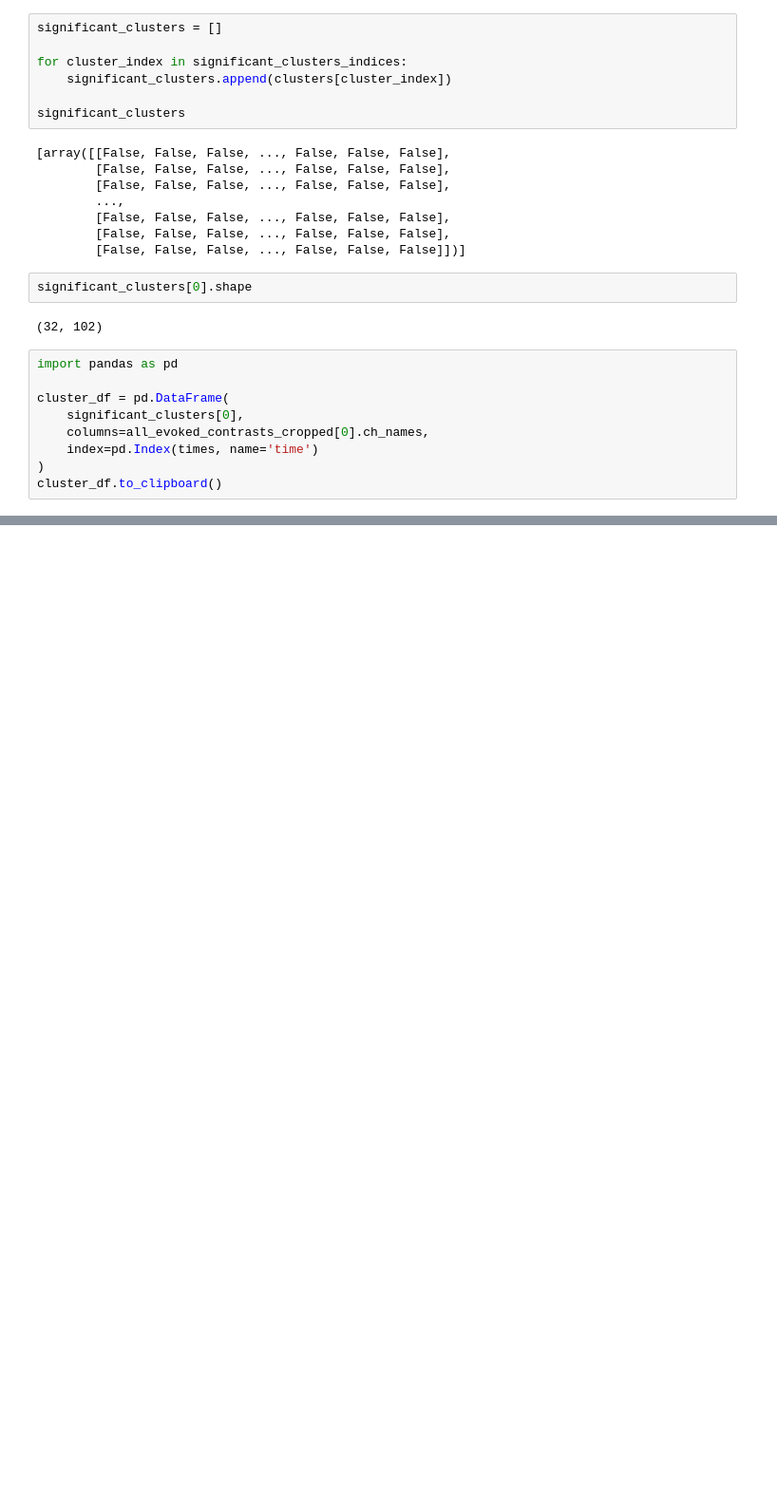
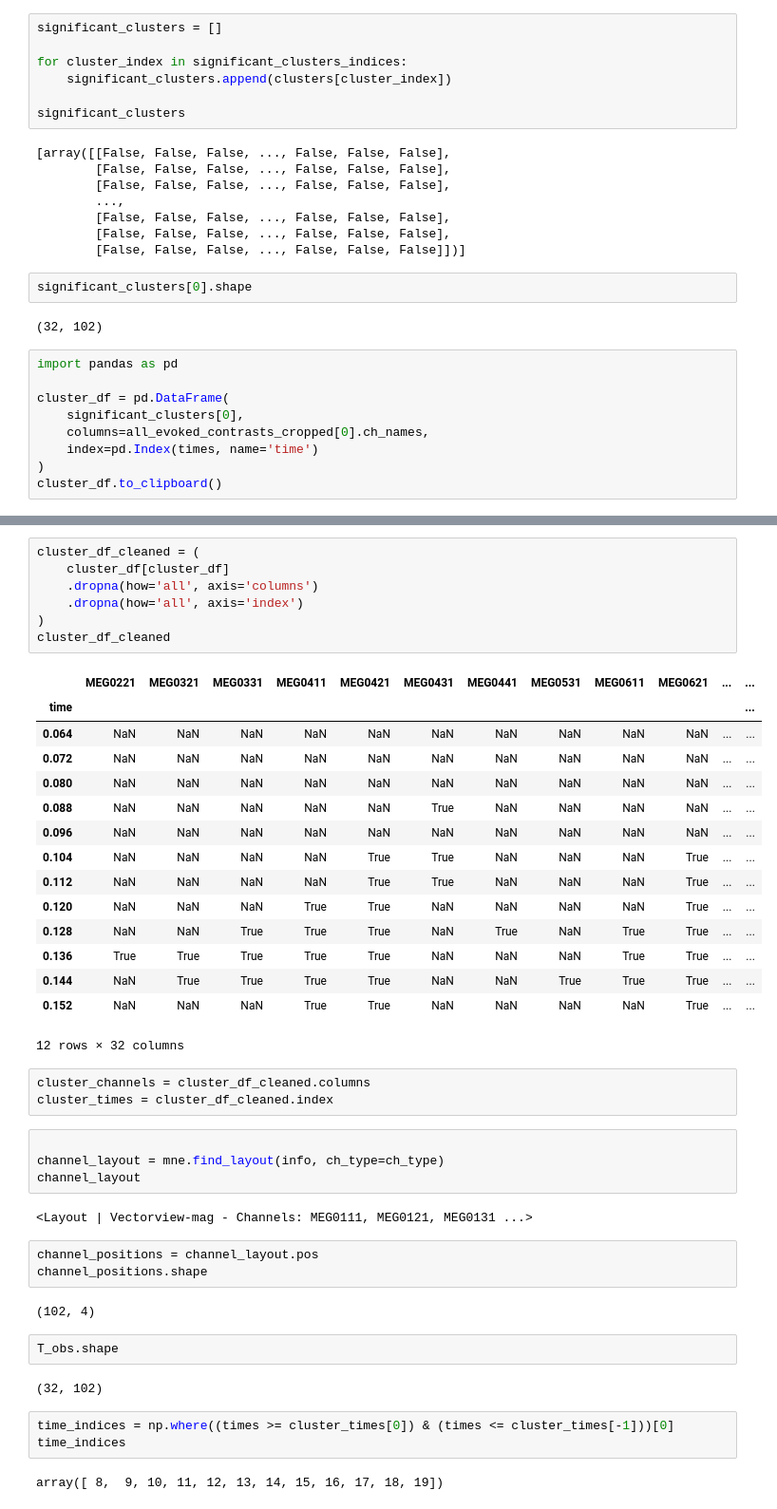
Before and after one commit to hoechenberger/neurospin-mne-hackathon-2022, a Jupyter notebook: 07-cluster_permutation_tests.ipynb, the cells around one changed output, grey strips where cells are left out. Shown: that part at 95% size. Drawn from its saved outputs; the diff is of its cells as text; blank space fills up the shorter version.

```diff
--- a/07-cluster_permutation_tests.ipynb
+++ b/07-cluster_permutation_tests.ipynb
@@ -206,0 +185,46 @@ True
+# %%
+cluster_df_cleaned = (
+    cluster_df[cluster_df]
+    .dropna(how='all', axis='columns')
+    .dropna(how='all', axis='index')
+)
+cluster_df_cleaned
+# %% [output]
+|  | MEG0221 | MEG0321 | MEG0331 | MEG0411 | MEG0421 | MEG0431 | MEG0441 | MEG0531 | MEG0611 | MEG0621 | ... | ... |
+| time |  |  |  |  |  |  |  |  |  |  |  | ... |
+| 0.064 | NaN | NaN | NaN | NaN | NaN | NaN | NaN | NaN | NaN | NaN | ... | ... |
+| 0.072 | NaN | NaN | NaN | NaN | NaN | NaN | NaN | NaN | NaN | NaN | ... | ... |
+| 0.080 | NaN | NaN | NaN | NaN | NaN | NaN | NaN | NaN | NaN | NaN | ... | ... |
+| 0.088 | NaN | NaN | NaN | NaN | NaN | True | NaN | NaN | NaN | NaN | ... | ... |
+| 0.096 | NaN | NaN | NaN | NaN | NaN | NaN | NaN | NaN | NaN | NaN | ... | ... |
+| 0.104 | NaN | NaN | NaN | NaN | True | True | NaN | NaN | NaN | True | ... | ... |
+| 0.112 | NaN | NaN | NaN | NaN | True | True | NaN | NaN | NaN | True | ... | ... |
+| 0.120 | NaN | NaN | NaN | True | True | NaN | NaN | NaN | NaN | True | ... | ... |
+| 0.128 | NaN | NaN | True | True | True | NaN | True | NaN | True | True | ... | ... |
+| 0.136 | True | True | True | True | True | NaN | NaN | NaN | True | True | ... | ... |
+| 0.144 | NaN | True | True | True | True | NaN | NaN | True | True | True | ... | ... |
+| 0.152 | NaN | NaN | NaN | True | True | NaN | NaN | NaN | NaN | True | ... | ... |
+12 rows × 32 columns
+# %%
+cluster_channels = cluster_df_cleaned.columns
+cluster_times = cluster_df_cleaned.index
+# %%
+
+channel_layout = mne.find_layout(info, ch_type=ch_type)
+channel_layout
+# %% [output]
+<Layout | Vectorview-mag - Channels: MEG0111, MEG0121, MEG0131 ...>
+# %%
+channel_positions = channel_layout.pos
+channel_positions.shape
+# %% [output]
+(102, 4)
+# %%
+T_obs.shape
+# %% [output]
+(32, 102)
+# %%
+time_indices = np.where((times >= cluster_times[0]) & (times <= cluster_times[-1]))[0]
+time_indices
+# %% [output]
+array([ 8,  9, 10, 11, 12, 13, 14, 15, 16, 17, 18, 19])
```
Also changed, not shown: parts of 12 cells of this notebook.
